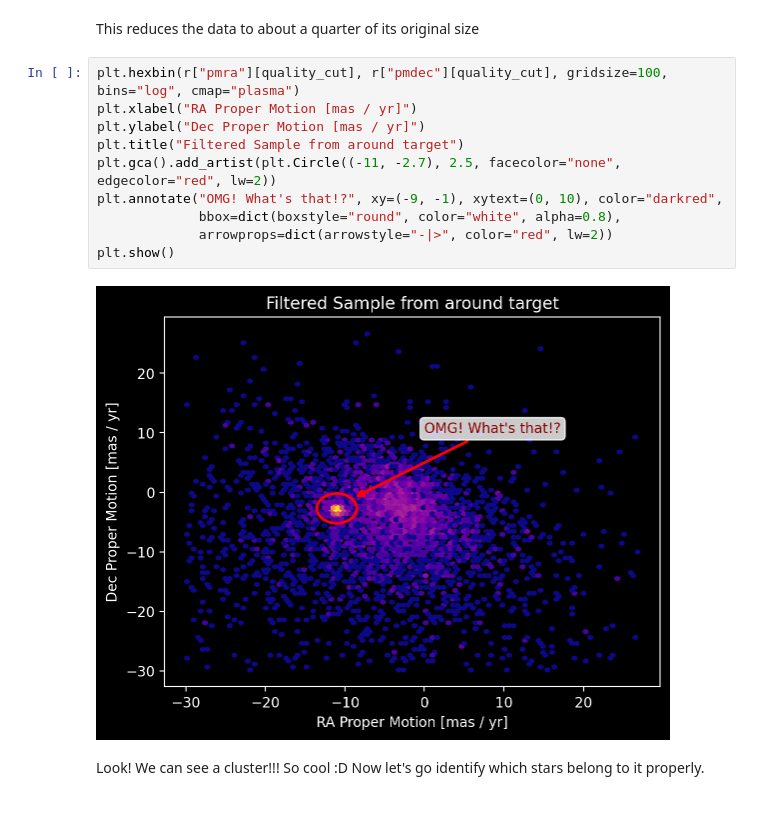
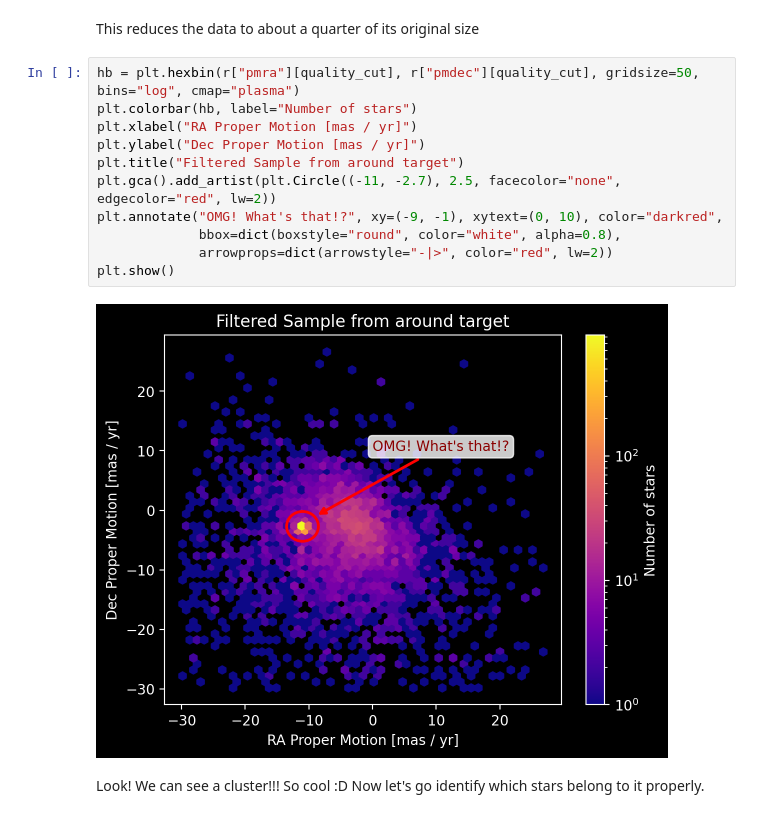
Before and after one commit to TomWagg/thermo_winter21, a Jupyter notebook: 511_galaxies/HW2.ipynb, the cells around one changed output. Drawn from its saved outputs; the diff is of its cells as text.

```diff
--- a/511_galaxies/HW2.ipynb
+++ b/511_galaxies/HW2.ipynb
@@ -82,17 +85,18 @@ len(r), len(r[quality_cut])
 # %% [markdown]
 This reduces the data to about a quarter of its original size
 # %%
-plt.hexbin(r["pmra"][quality_cut], r["pmdec"][quality_cut], gridsize=100, bins="log", cmap="plasma")
+hb = plt.hexbin(r["pmra"][quality_cut], r["pmdec"][quality_cut], gridsize=50, bins="log", cmap="plasma")
+plt.colorbar(hb, label="Number of stars")
 plt.xlabel("RA Proper Motion [mas / yr]")
 plt.ylabel("Dec Proper Motion [mas / yr]")
 plt.title("Filtered Sample from around target")
 plt.gca().add_artist(plt.Circle((-11, -2.7), 2.5, facecolor="none", edgecolor="red", lw=2))
 plt.annotate("OMG! What's that!?", xy=(-9, -1), xytext=(0, 10), color="darkred",
              bbox=dict(boxstyle="round", color="white", alpha=0.8),
              arrowprops=dict(arrowstyle="-|>", color="red", lw=2))
 plt.show()
 # %% [output]
-[figure, old version]
+[figure, new version]
 # %% [markdown]
 Look! We can see a cluster!!! So cool :D Now let's go identify which stars belong to it properly.
 # %% [markdown]
```
Also changed, not shown: parts of 22 cells of this notebook, 1 other file.
